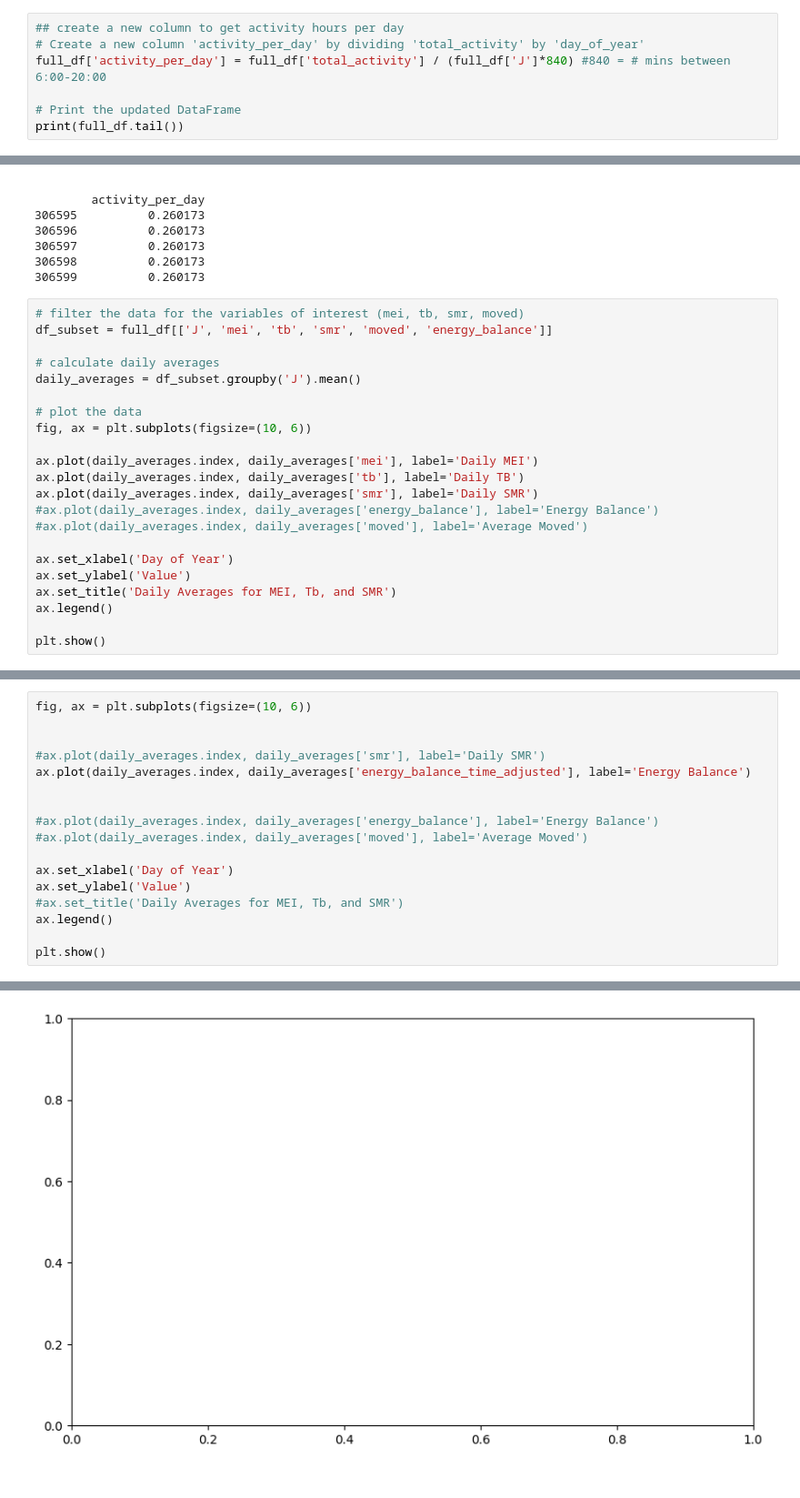
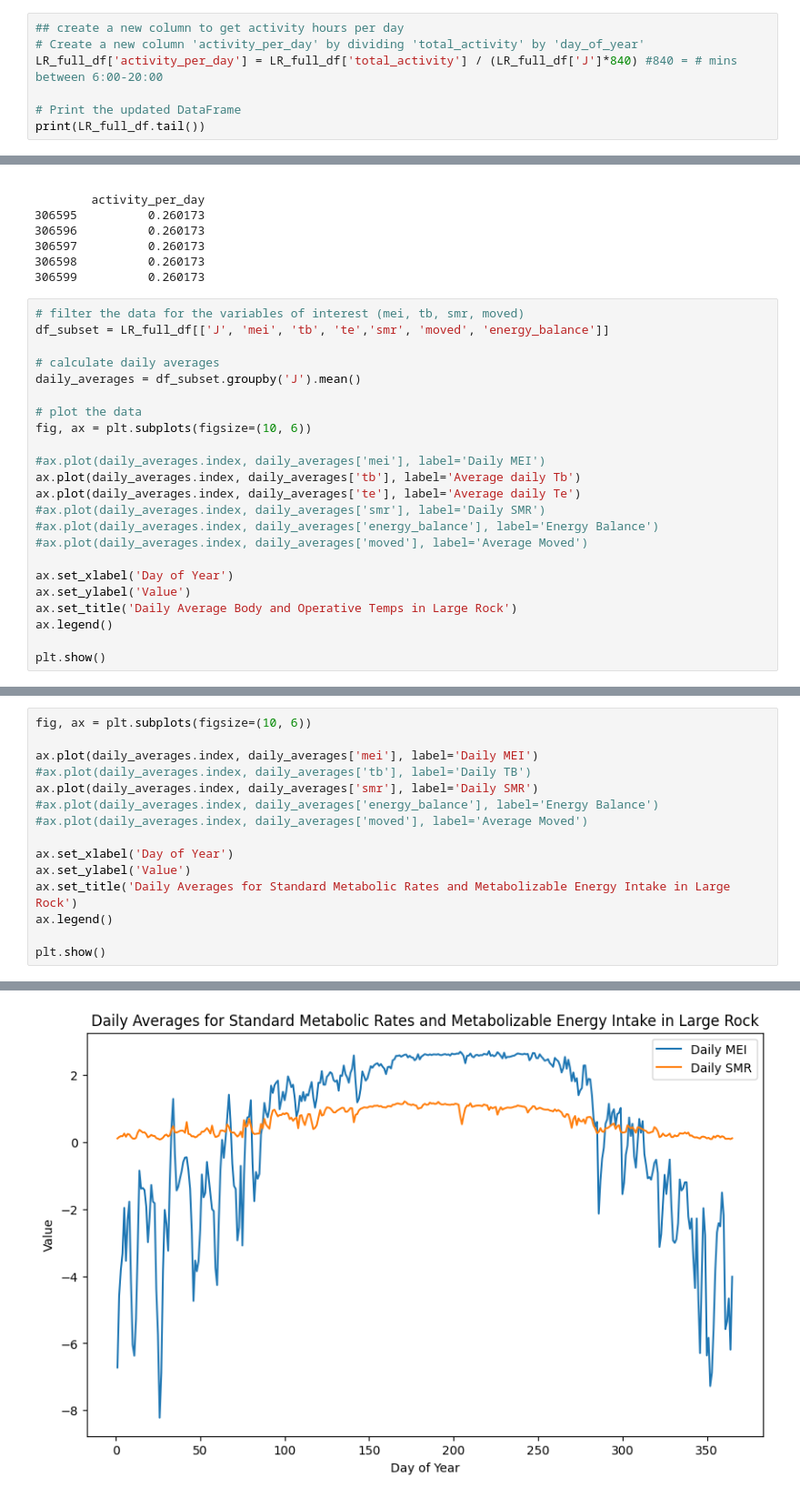
Before and after one commit to laurenneel/energetics-model, a Jupyter notebook: summarizing_data.ipynb, the cells around one changed output, grey strips where cells are left out. Shown at 91% size. Drawn from its saved outputs; the diff is of its cells as text.

```diff
--- a/summarizing_data.ipynb
+++ b/summarizing_data.ipynb
@@ -84,10 +168,10 @@ plt.show()
 # %%
 ## create a new column to get activity hours per day
 # Create a new column 'activity_per_day' by dividing 'total_activity' by 'day_of_year'
-full_df['activity_per_day'] = full_df['total_activity'] / (full_df['J']*840) #840 = # mins between 6:00-20:00
+LR_full_df['activity_per_day'] = LR_full_df['total_activity'] / (LR_full_df['J']*840) #840 = # mins between 6:00-20:00
 
 # Print the updated DataFrame
-print(full_df.tail())
+print(LR_full_df.tail())
 # %% [output]
              time      J           x          y         te         tb  \
 306595  19.930507  365.0  110.015007  94.643358  18.433762  18.425205
@@ -111,7 +195,7 @@ print(full_df.tail())
 306599          0.260173
 # %%
 # filter the data for the variables of interest (mei, tb, smr, moved)
-df_subset = full_df[['J', 'mei', 'tb', 'smr', 'moved', 'energy_balance']]
+df_subset = LR_full_df[['J', 'mei', 'tb', 'te','smr', 'moved', 'energy_balance']]
 
 # calculate daily averages
 daily_averages = df_subset.groupby('J').mean()
@@ -119,15 +203,16 @@ daily_averages = df_subset.groupby('J').mean()
 # plot the data
 fig, ax = plt.subplots(figsize=(10, 6))
 
-ax.plot(daily_averages.index, daily_averages['mei'], label='Daily MEI')
-ax.plot(daily_averages.index, daily_averages['tb'], label='Daily TB')
-ax.plot(daily_averages.index, daily_averages['smr'], label='Daily SMR')
+#ax.plot(daily_averages.index, daily_averages['mei'], label='Daily MEI')
+ax.plot(daily_averages.index, daily_averages['tb'], label='Average daily Tb')
+ax.plot(daily_averages.index, daily_averages['te'], label='Average daily Te')
+#ax.plot(daily_averages.index, daily_averages['smr'], label='Daily SMR')
 #ax.plot(daily_averages.index, daily_averages['energy_balance'], label='Energy Balance')
 #ax.plot(daily_averages.index, daily_averages['moved'], label='Average Moved')
 
 ax.set_xlabel('Day of Year')
 ax.set_ylabel('Value')
-ax.set_title('Daily Averages for MEI, Tb, and SMR')
+ax.set_title('Daily Average Body and Operative Temps in Large Rock')
 ax.legend()
 
 plt.show()
@@ -153,17 +221,15 @@ Name: energy_balance_time_adjusted, Length: 306600, dtype: float64
 # %%
 fig, ax = plt.subplots(figsize=(10, 6))
 
-
-#ax.plot(daily_averages.index, daily_averages['smr'], label='Daily SMR')
-ax.plot(daily_averages.index, daily_averages['energy_balance_time_adjusted'], label='Energy Balance')
-
-
+ax.plot(daily_averages.index, daily_averages['mei'], label='Daily MEI')
+#ax.plot(daily_averages.index, daily_averages['tb'], label='Daily TB')
+ax.plot(daily_averages.index, daily_averages['smr'], label='Daily SMR')
 #ax.plot(daily_averages.index, daily_averages['energy_balance'], label='Energy Balance')
 #ax.plot(daily_averages.index, daily_averages['moved'], label='Average Moved')
 
 ax.set_xlabel('Day of Year')
 ax.set_ylabel('Value')
-#ax.set_title('Daily Averages for MEI, Tb, and SMR')
+ax.set_title('Daily Averages for Standard Metabolic Rates and Metabolizable Energy Intake in Large Rock')
 ax.legend()
 
 plt.show()
@@ -172 +237 @@ KeyError: 'energy_balance_time_adjusted'
-[figure, old version]
+[figure, new version]
```
Also changed, not shown: parts of 8 cells of this notebook, 12 other files.
